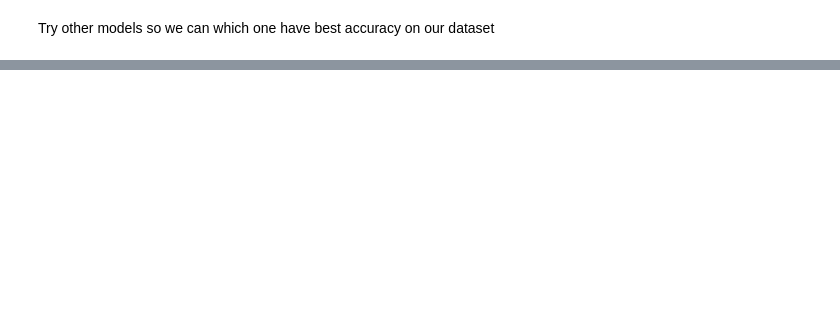
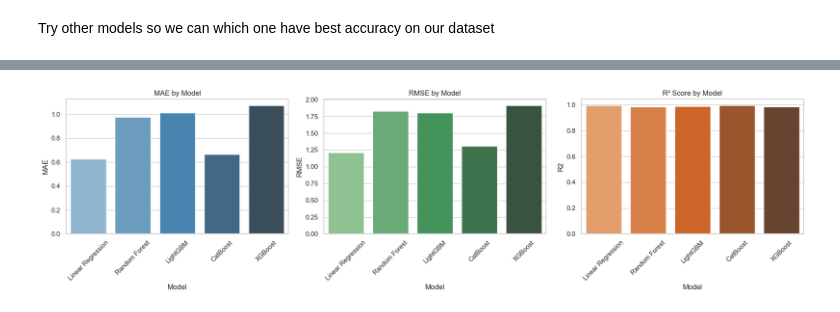
Before and after one commit to bochida/Air-quality-analysis-and-prediction, a Jupyter notebook: test.ipynb, the cells around one changed output, grey strips where cells are left out. Cells and saved outputs as stored; diff of their text form; code cells hidden in the pictures; blank space fills up the shorter version.

```diff
--- a/test.ipynb
+++ b/test.ipynb
@@ -453,0 +474,32 @@ print(pd.DataFrame(results).T)
+# %%
+# Create a DataFrame with your results
+results_df = pd.DataFrame({
+    'Model': ['Linear Regression', 'Random Forest', 'LightGBM', 'CatBoost', 'XGBoost'],
+    'MAE': [0.626, 0.975, 1.01, 0.664, 1.072],
+    'RMSE': [1.21, 1.83, 1.80, 1.31, 1.91],
+    'R2': [0.994, 0.986, 0.987, 0.993, 0.985]
+})
+
+# Plotting
+sns.set(style="whitegrid")
+fig, axes = plt.subplots(1, 3, figsize=(18, 5))
+
+# MAE
+sns.barplot(x='Model', y='MAE', hue='Model', data=results_df, ax=axes[0], palette='Blues_d', legend=False)
+axes[0].set_title('MAE by Model')
+axes[0].tick_params(axis='x', rotation=45)
+
+# RMSE
+sns.barplot(x='Model', y='RMSE', hue='Model', data=results_df, ax=axes[1], palette='Greens_d', legend=False)
+axes[1].set_title('RMSE by Model')
+axes[1].tick_params(axis='x', rotation=45)
+
+# R²
+sns.barplot(x='Model', y='R2', hue='Model', data=results_df, ax=axes[2], palette='Oranges_d', legend=False)
+axes[2].set_title('R² Score by Model')
+axes[2].tick_params(axis='x', rotation=45)
+
+plt.tight_layout()
+plt.show()
+# %% [output]
+[figure, added]
```
Also changed, not shown: parts of 12 cells of this notebook, 3 other files.
